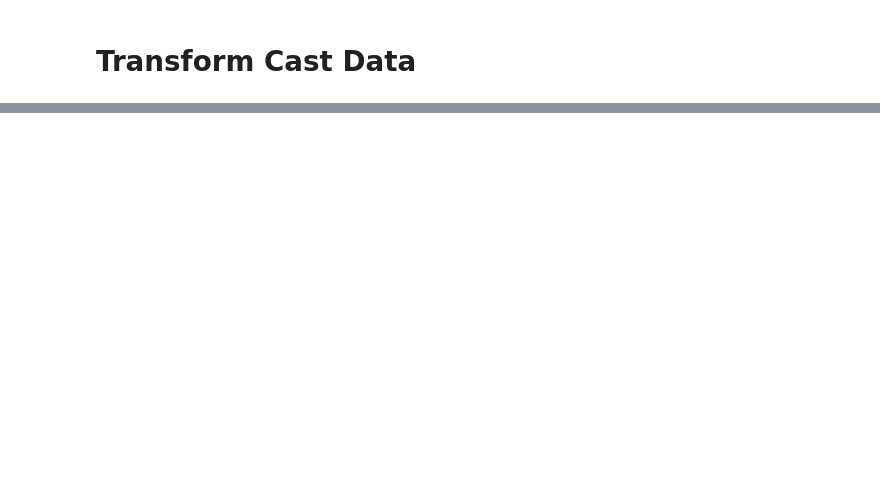
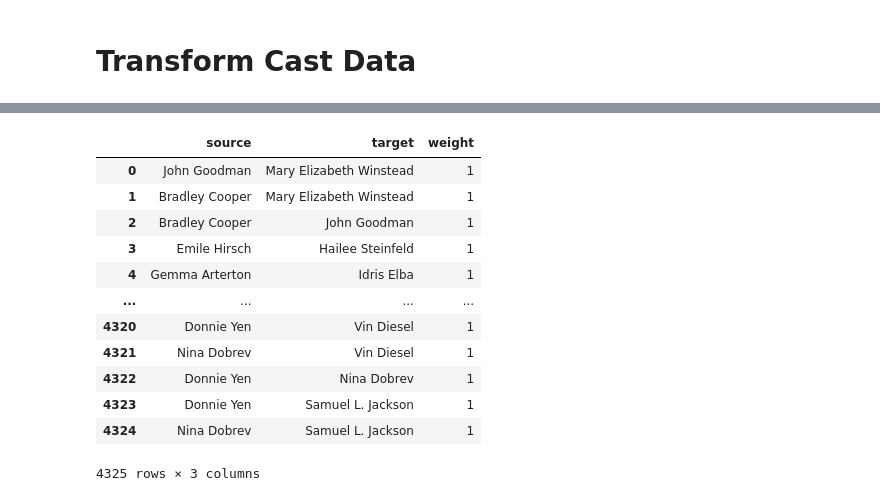
Before and after one commit to kitsamho/imdb_actor_graph, a Jupyter notebook: app_development.ipynb, the cells around one changed output, grey strips where cells are left out. Saved outputs shown, nothing was run; the diff lists cells and outputs as text; code cells hidden in the pictures; blank space fills up the shorter version.

```diff
--- a/app_development.ipynb
+++ b/app_development.ipynb
@@ -110,7 +181,9 @@ for combinations_in_film in df_nested.all_combinations.values:
 # %%
-combinations_dict = {}
-for flattened_combination_tuple in flattened_combination_tuples:
-    if flattened_combination_tuple in combinations_dict:
-        combinations_dict[flattened_combination_tuple] +=1
-    else:
-        combinations_dict[flattened_combination_tuple] =1
+def _get_combinations_dict(flattened_combination_tuples):
+    combinations_dict = {}
+    for flattened_combination_tuple in flattened_combination_tuples:
+        if flattened_combination_tuple in combinations_dict:
+            combinations_dict[flattened_combination_tuple] +=1
+        else:
+            combinations_dict[flattened_combination_tuple] =1
+    return combinations_dict
@@ -164,0 +190,2 @@ edge_frequencies = df_combination_counts.source.value_counts().to_dict()
+# %%
+combinations_dict = _get_combinations_dict(flattened_combination_tuples)
@@ -164,0 +212,8 @@ edge_frequencies = df_combination_counts.source.value_counts().to_dict()
+# %%
+def _get_d3_dataframe(combinations_dict):
+    df_d3 = pd.DataFrame(combinations_dict.items())
+    df_d3 = pd.concat([df_d3[0].apply(pd.Series),df_d3[1]],axis=1)
+    df_d3.columns =['source','target','weight']
+    return df_d3
+# %%
+df_d3 = _get_d3_dataframe(combinations_dict)
@@ -164,0 +233,16 @@ edge_frequencies = df_combination_counts.source.value_counts().to_dict()
+# %%
+df_d3
+# %% [output]
+|  | source | target | weight |
+| 0 | John Goodman | Mary Elizabeth Winstead | 1 |
+| 1 | Bradley Cooper | Mary Elizabeth Winstead | 1 |
+| 2 | Bradley Cooper | John Goodman | 1 |
+| 3 | Emile Hirsch | Hailee Steinfeld | 1 |
+| 4 | Gemma Arterton | Idris Elba | 1 |
+| ... | ... | ... | ... |
+| 4320 | Donnie Yen | Vin Diesel | 1 |
+| 4321 | Nina Dobrev | Vin Diesel | 1 |
+| 4322 | Donnie Yen | Nina Dobrev | 1 |
+| 4323 | Donnie Yen | Samuel L. Jackson | 1 |
+| 4324 | Nina Dobrev | Samuel L. Jackson | 1 |
+4325 rows × 3 columns
```
Also changed, not shown: parts of 68 cells of this notebook, 3 other files.
